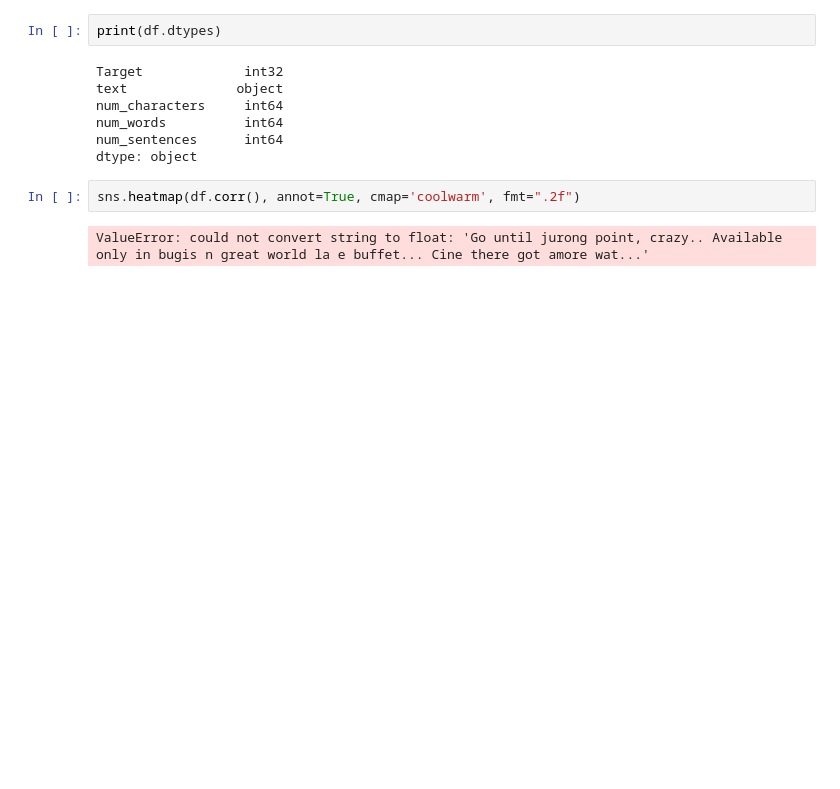
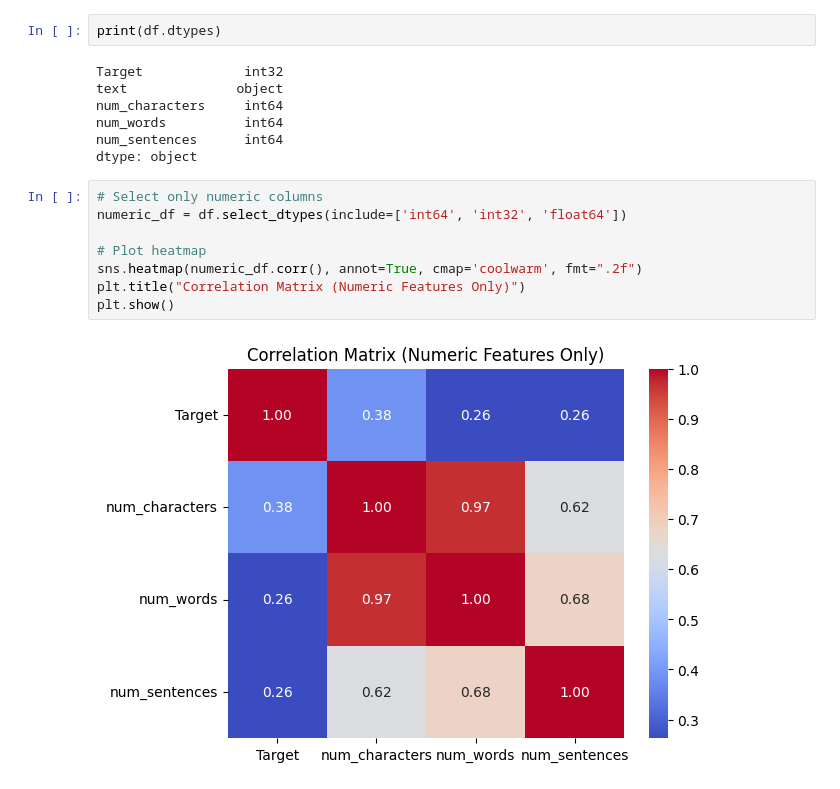
Before and after one commit to Ashish570raj/SMS-or-Email-Spam-Classifier, a Jupyter notebook: classifirer.ipynb, the cells around one changed output. Saved outputs shown, nothing was run; the diff lists cells and outputs as text; blank space fills up the shorter version.

```diff
--- a/classifirer.ipynb
+++ b/classifirer.ipynb
@@ -287,7 +287,13 @@ num_characters     int64
 num_words          int64
 num_sentences      int64
 dtype: object
-# %%
-sns.heatmap(df.corr(), annot=True, cmap='coolwarm', fmt=".2f")
-# %% [output]
-ValueError: could not convert string to float: 'Go until jurong point, crazy.. Available only in bugis n great world la e buffet... Cine there got amore wat...'
+# %%
+# Select only numeric columns
+numeric_df = df.select_dtypes(include=['int64', 'int32', 'float64'])
+
+# Plot heatmap
+sns.heatmap(numeric_df.corr(), annot=True, cmap='coolwarm', fmt=".2f")
+plt.title("Correlation Matrix (Numeric Features Only)")
+plt.show()
+# %% [output]
+[figure, added]
```
Also changed, not shown: parts of 8 cells of this notebook.
